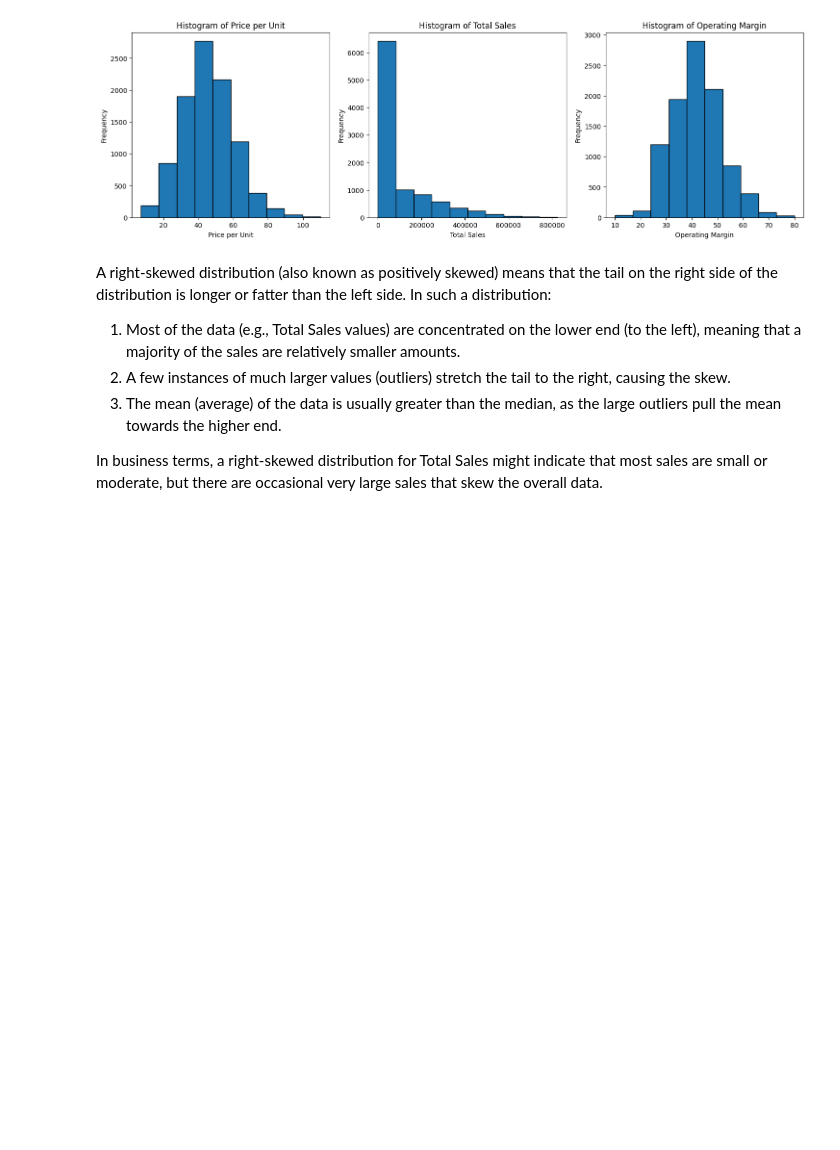
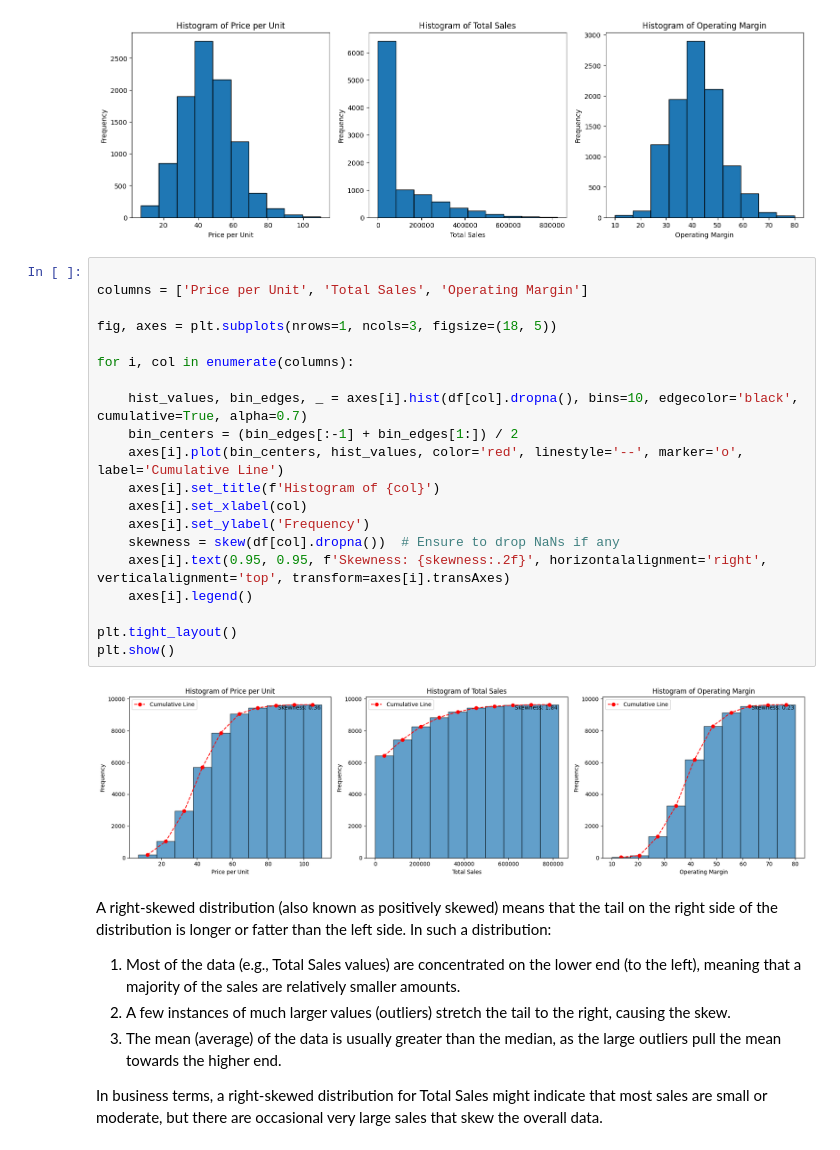
Before and after one commit to jaydenooi28/panda2, a Jupyter notebook: PandaTut.ipynb, the cells around one changed output. Cells and saved outputs as stored; diff of their text form; blank space fills up the shorter version.

```diff
--- a/PandaTut.ipynb
+++ b/PandaTut.ipynb
@@ -152,6 +152,28 @@ The distribution of Total Sales is right-skewed.
 Skewness of Operating Margin: 0.23
 The distribution of Operating Margin is right-skewed.
 [figure]
+# %%
+
+columns = ['Price per Unit', 'Total Sales', 'Operating Margin']
+
+fig, axes = plt.subplots(nrows=1, ncols=3, figsize=(18, 5))
+
+for i, col in enumerate(columns):
+
+    hist_values, bin_edges, _ = axes[i].hist(df[col].dropna(), bins=10, edgecolor='black', cumulative=True, alpha=0.7)
+    bin_centers = (bin_edges[:-1] + bin_edges[1:]) / 2
+    axes[i].plot(bin_centers, hist_values, color='red', linestyle='--', marker='o', label='Cumulative Line')
+    axes[i].set_title(f'Histogram of {col}')
+    axes[i].set_xlabel(col)
+    axes[i].set_ylabel('Frequency')
+    skewness = skew(df[col].dropna())  # Ensure to drop NaNs if any
+    axes[i].text(0.95, 0.95, f'Skewness: {skewness:.2f}', horizontalalignment='right', verticalalignment='top', transform=axes[i].transAxes)
+    axes[i].legend()
+
+plt.tight_layout()
+plt.show()
+# %% [output]
+[figure, added]
 # %% [markdown]
 A right-skewed distribution (also known as positively skewed) means that the tail on the right side of the distribution is longer or fatter than the left side. In such a distribution:
 
```
Also changed, not shown: parts of 21 cells of this notebook, 4 other files.
